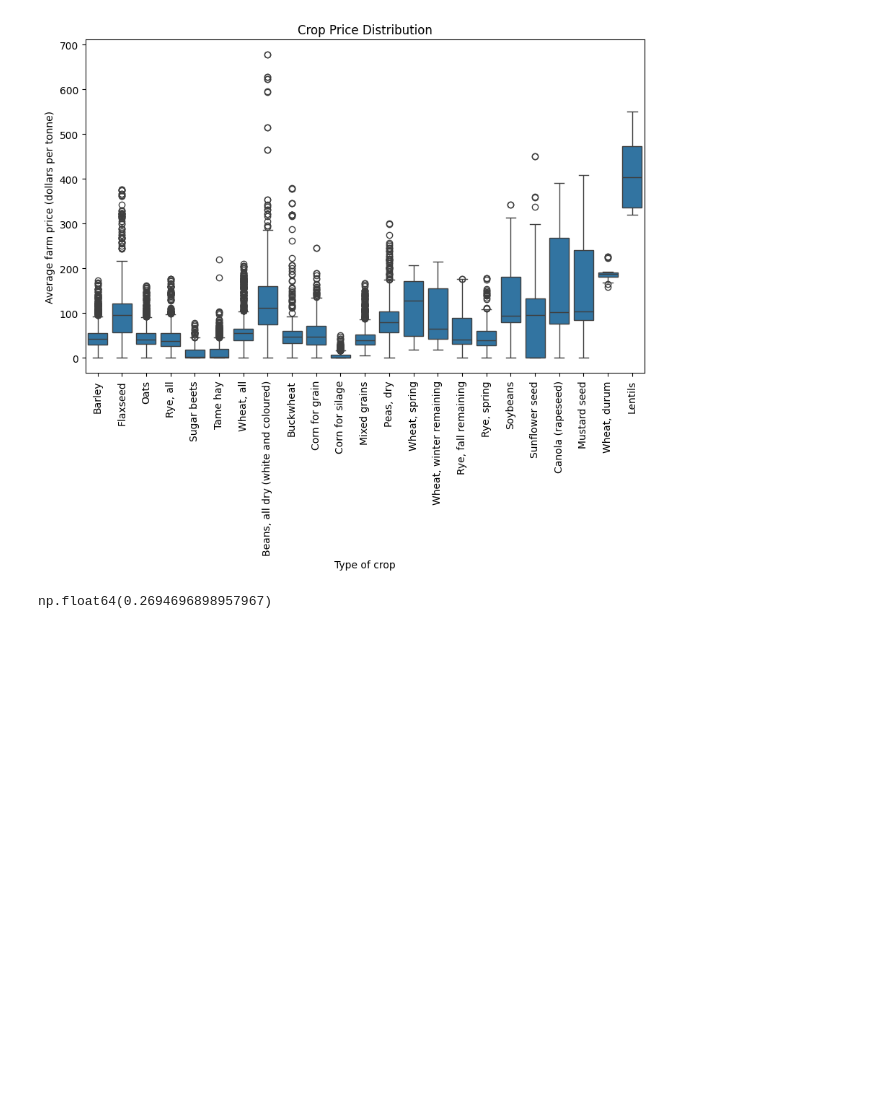
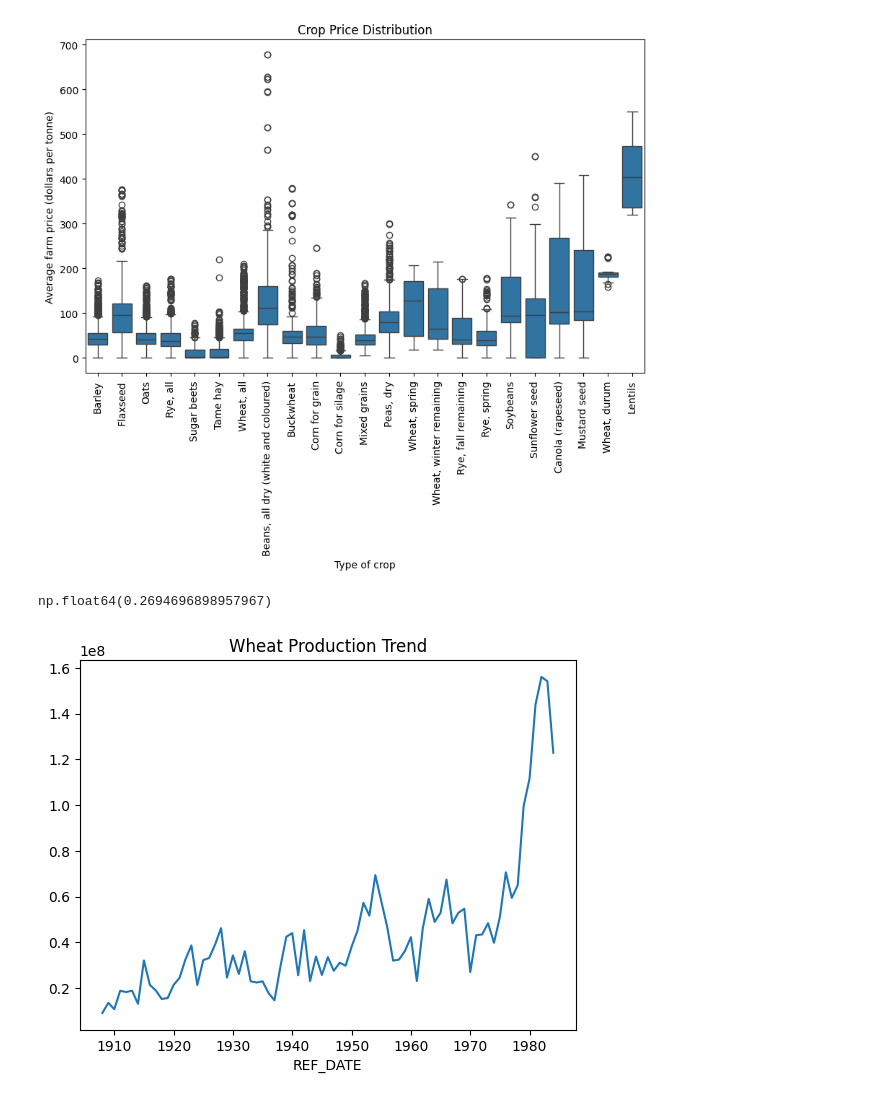
Before and after one commit to arshadziban/Data-Analysis-With-Python, a Jupyter notebook: Farm Produce Analysis_80Years/Farm_Produce_Analysis_80_Years.ipynb, the cells around one changed output. Saved outputs shown, nothing was run; the diff lists cells and outputs as text; code cells hidden in the pictures; blank space fills up the shorter version.

```diff
--- a/Farm Produce Analysis_80Years/Farm_Produce_Analysis_80_Years.ipynb
+++ b/Farm Produce Analysis_80Years/Farm_Produce_Analysis_80_Years.ipynb
@@ -148,3 +148,10 @@ corr = df[['Average yield (kilograms per hectare)', 'Average farm price (dollars
 corr
 # %% [output]
 np.float64(0.2694696898957967)
+# %%
+# Handling NaN values by filling them with an empty string
+wheat = df[df['Type of crop'].fillna('').str.contains('Wheat')]
+wheat.groupby('REF_DATE')['Production (metric tonnes)'].sum().plot(title="Wheat Production Trend")
+plt.show()
+# %% [output]
+[figure, added]
```
